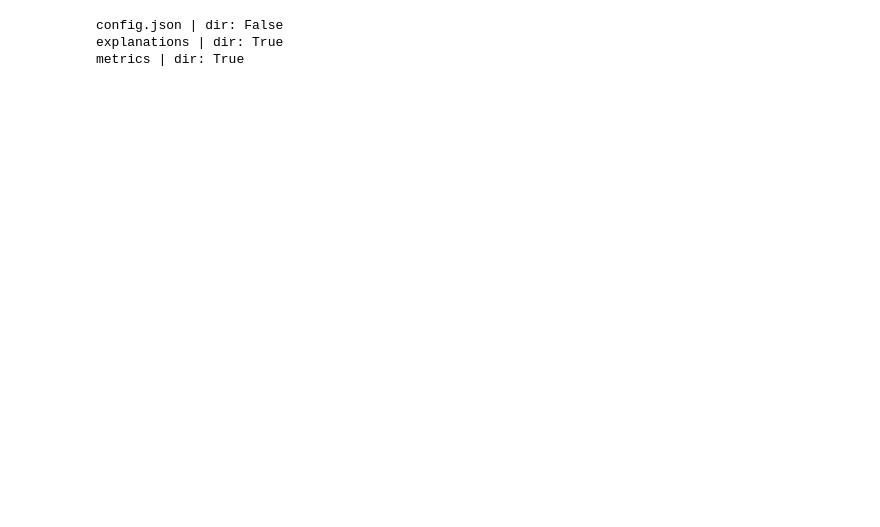
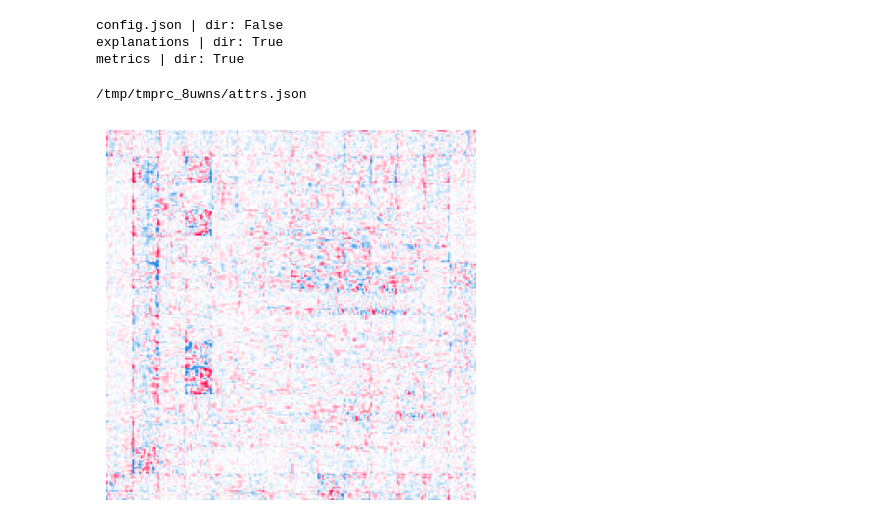
Before and after one commit to atriaml/atria, a Jupyter notebook: atria_insights/test_mlflow.ipynb, the cells around one changed output. Saved outputs shown, nothing was run; the diff lists cells and outputs as text; code cells hidden in the pictures; blank space fills up the shorter version.

```diff
--- a/atria_insights/test_mlflow.ipynb
+++ b/atria_insights/test_mlflow.ipynb
@@ -23,12 +23,30 @@ npz_path = mlflow.artifacts.download_artifacts(
 flat = dict(np.load(npz_path, allow_pickle=False))
 attrs = json.loads(flat.pop("__attrs__").tobytes())
 # %%
-mlflow-artifacts:/13/96bad83c80e84f7b832988a89e68aae9/artifacts/explanations/40010133-0134.jpg/attrs.json
 import mlflow, json, numpy as np
 run_id = "96bad83c80e84f7b832988a89e68aae9"
-npz_path = mlflow.artifacts.download_artifacts(
+results = mlflow.artifacts.download_artifacts(
     artifact_uri=f"runs:/{run_id}/explanations/40010133-0134.jpg/attrs.json",
     tracking_uri="http://127.0.0.1:5000",
 )
-flat = dict(np.load(npz_path, allow_pickle=False))
-attrs = json.loads(flat.pop("__attrs__").tobytes())
+print(results)
+with open(results, 'r') as f:
+    data = json.load(f)
+# %% [output]
+/tmp/tmprc_8uwns/attrs.json
+# %%
+unts = json.loads(data['explanation_units'])
+x = unts['value'][2]['attribution']
+# %%
+len(x), len(x[0]), len(x[0][0])
+
+import numpy as np
+
+x = np.array(x)
+# %%
+import matplotlib.pyplot as plt
+plt.imshow(x.squeeze(0))  # remove batch dim → (224, 224, 4)
+plt.axis('off')
+plt.show()
+# %% [output]
+[figure, added]
```
Also changed, not shown: 1 other file.
